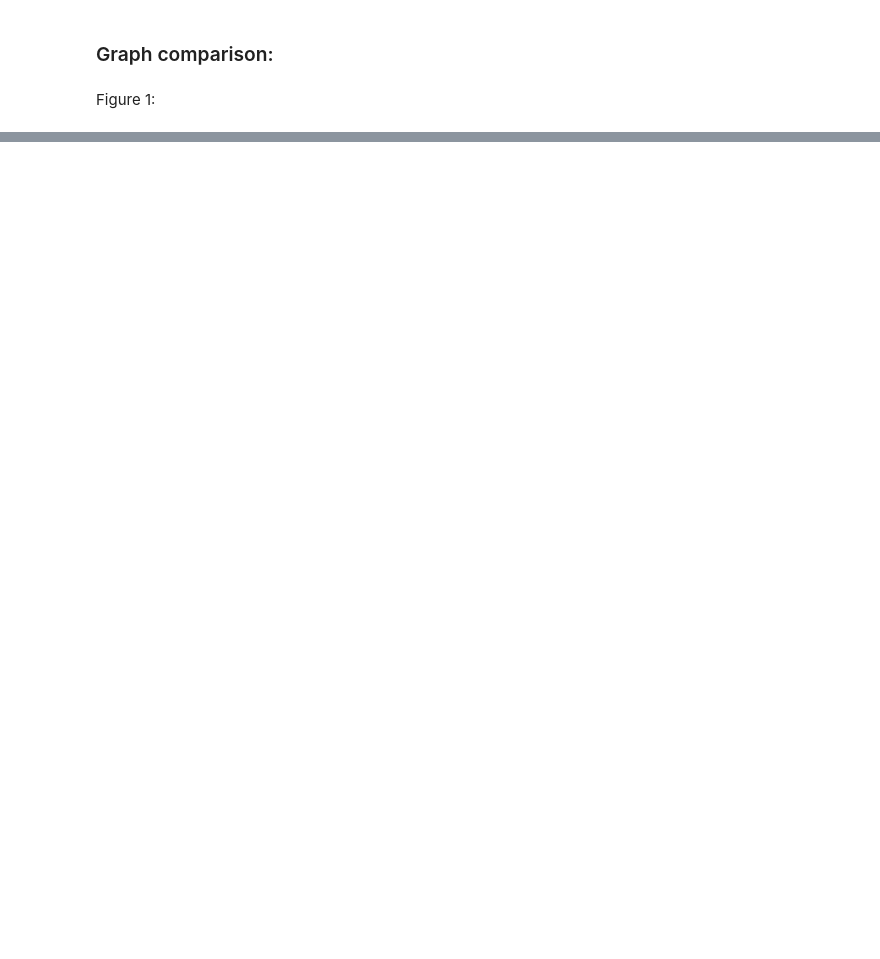
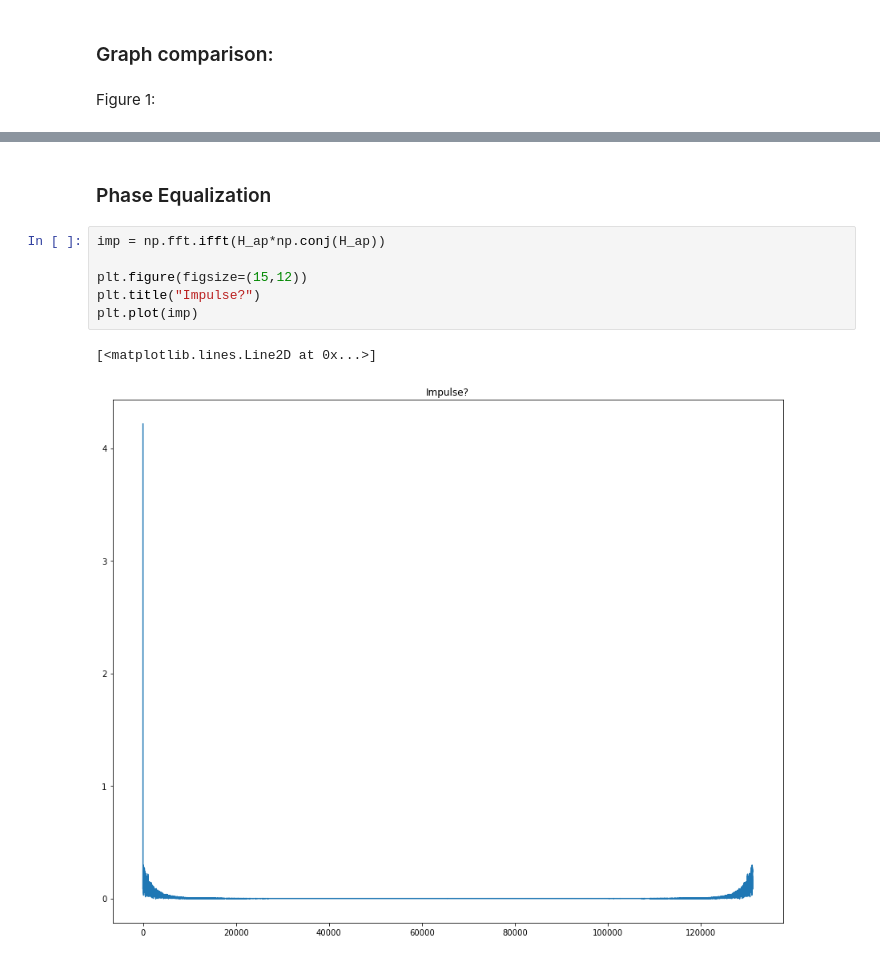
Before and after one commit to FredReeva/SASP-FDN-Dereverb, a Jupyter notebook: Dereverb Project - Jupyter/DereverbProject.ipynb, the cells around one changed output, grey strips where cells are left out. Drawn from its saved outputs; the diff is of its cells as text; blank space fills up the shorter version.

```diff
--- a/Dereverb Project - Jupyter/DereverbProject.ipynb
+++ b/Dereverb Project - Jupyter/DereverbProject.ipynb
@@ -448,0 +449,11 @@ plt.show()
+# %% [markdown]
+### Phase Equalization
+# %%
+imp = np.fft.ifft(H_ap*np.conj(H_ap))
+
+plt.figure(figsize=(15,12))
+plt.title("Impulse?")
+plt.plot(imp)
+# %% [output]
+[<matplotlib.lines.Line2D at 0x...>]
+[figure, added]
```
Also changed, not shown: parts of 7 cells of this notebook, 2 other files.
